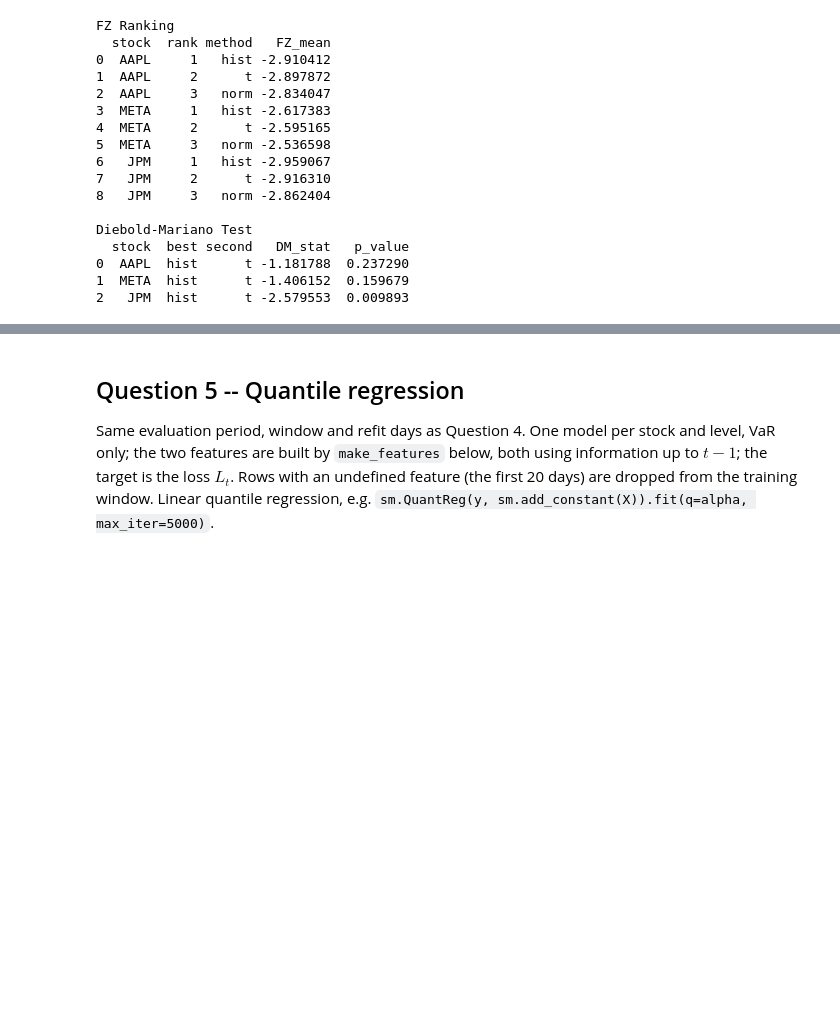
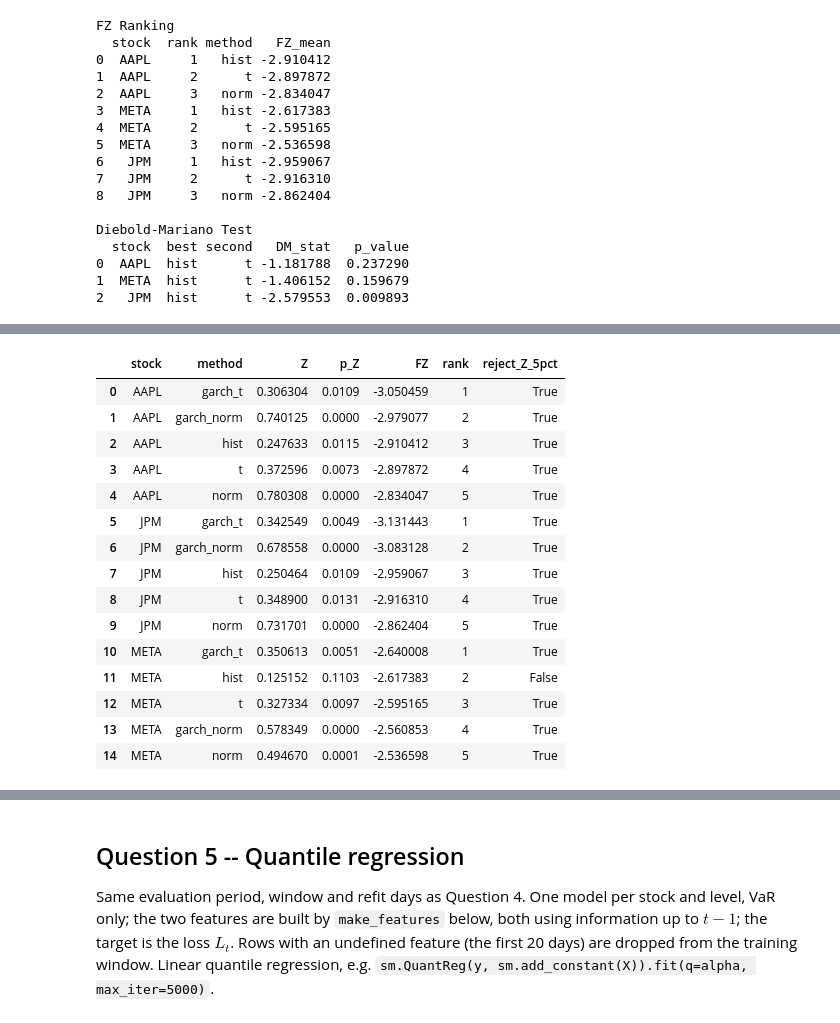
Before and after one commit to anaki8/QRM_Project, a Jupyter notebook: Project_template.ipynb, the cells around one changed output, grey strips where cells are left out. Cells and saved outputs as stored; diff of their text form; code cells hidden in the pictures; blank space fills up the shorter version.

```diff
--- a/Project_template.ipynb
+++ b/Project_template.ipynb
@@ -871,0 +948,20 @@ from arch import arch_model
+# %%
+def q4_lb_row(stock, model, label, series, fitted_df):
+    result = acorr_ljungbox(series.dropna(), lags=[LB_LAGS], model_df=fitted_df).iloc[0]
+    return {
+        "stock": stock, "model": model, "series": label,
+        "df": LB_LAGS - fitted_df, "Q_LB": result["lb_stat"], "p_value": result["lb_pvalue"],
+    }
+
+
+q4_ar_lb_rows = []
+for stock, order in q4_order.items():
+    residuals = q4_ar_fits[stock, order].resid
+    q4_ar_lb_rows.extend([
+        q4_lb_row(stock, "AR", "residuals", residuals, order),
+        q4_lb_row(stock, "AR", "squared residuals", residuals**2, 0),
+    ])
+
+q4_ar_lb = pd.DataFrame(q4_ar_lb_rows)
+q4_ar_lb.to_csv(OUT_DIR / "tab_Q4a3_AR_Ljung_Box.csv", index=False)
+display(q4_ar_lb)
@@ -871,0 +1301,55 @@ from arch import arch_model
+# %%
+q4_ranking = es_table.sort_values(["stock", "FZ"], ignore_index=True).copy()
+q4_ranking["rank"] = q4_ranking.groupby("stock").cumcount() + 1
+q4_ranking["reject_Z_5pct"] = q4_ranking["p_Z"] < 0.05
+
+q4_dm_rows = []
+for stock in TICKERS:
+    stock_ranking = q4_ranking.loc[q4_ranking["stock"].eq(stock)]
+    is_garch = stock_ranking["method"].isin(q4_distributions)
+    best_unconditional = stock_ranking.loc[~is_garch, "method"].iloc[0]
+    best_garch = stock_ranking.loc[is_garch, "method"].iloc[0]
+
+    data = forecasts.loc[
+        forecasts["Stock"].eq(stock) & forecasts["Alpha"].eq(q4_es_alpha)
+    ].set_index("Date").sort_index()
+    realized = eval_loss[stock].loc[data.index]
+    unconditional_scores = FZ_score(
+        data[f"VaR_{best_unconditional}"], data[f"ES_{best_unconditional}"],
+        realized, q4_es_alpha,
+    )
+    # A negative difference favors the conditional model.
+    difference = q4_fz_daily[stock, best_garch] - unconditional_scores
+    dm = sm.OLS(difference.to_numpy(), np.ones((len(difference), 1))).fit(
+        cov_type="HAC", cov_kwds={"maxlags": NW_LAGS}, use_t=True,
+    )
+    winner = stock_ranking.iloc[0]
+    q4_dm_rows.append({
+        "stock": stock, "best_unconditional": best_unconditional, "best_garch": best_garch,
+        "mean_FZ_diff_garch_minus_unconditional": difference.mean(),
+        "DM_stat": dm.tvalues[0], "p_value": dm.pvalues[0],
+        "best_overall": winner["method"], "best_overall_p_Z": winner["p_Z"],
+        "best_overall_reject_Z_5pct": winner["reject_Z_5pct"],
+    })
+
+q4_dm = pd.DataFrame(q4_dm_rows)
+q4_ranking.to_csv(OUT_DIR / "tab_Q4d_FZ_ranking.csv", index=False)
+q4_dm.to_csv(OUT_DIR / "tab_Q4d_DM.csv", index=False)
+display(q4_ranking, q4_dm)
+# %% [output]
+|  | stock | method | Z | p_Z | FZ | rank | reject_Z_5pct |
+| 0 | AAPL | garch_t | 0.306304 | 0.0109 | -3.050459 | 1 | True |
+| 1 | AAPL | garch_norm | 0.740125 | 0.0000 | -2.979077 | 2 | True |
+| 2 | AAPL | hist | 0.247633 | 0.0115 | -2.910412 | 3 | True |
+| 3 | AAPL | t | 0.372596 | 0.0073 | -2.897872 | 4 | True |
+| 4 | AAPL | norm | 0.780308 | 0.0000 | -2.834047 | 5 | True |
+| 5 | JPM | garch_t | 0.342549 | 0.0049 | -3.131443 | 1 | True |
+| 6 | JPM | garch_norm | 0.678558 | 0.0000 | -3.083128 | 2 | True |
+| 7 | JPM | hist | 0.250464 | 0.0109 | -2.959067 | 3 | True |
+| 8 | JPM | t | 0.348900 | 0.0131 | -2.916310 | 4 | True |
+| 9 | JPM | norm | 0.731701 | 0.0000 | -2.862404 | 5 | True |
+| 10 | META | garch_t | 0.350613 | 0.0051 | -2.640008 | 1 | True |
+| 11 | META | hist | 0.125152 | 0.1103 | -2.617383 | 2 | False |
+| 12 | META | t | 0.327334 | 0.0097 | -2.595165 | 3 | True |
+| 13 | META | garch_norm | 0.578349 | 0.0000 | -2.560853 | 4 | True |
+| 14 | META | norm | 0.494670 | 0.0001 | -2.536598 | 5 | True |
```
Also changed, not shown: parts of 18 cells of this notebook.
